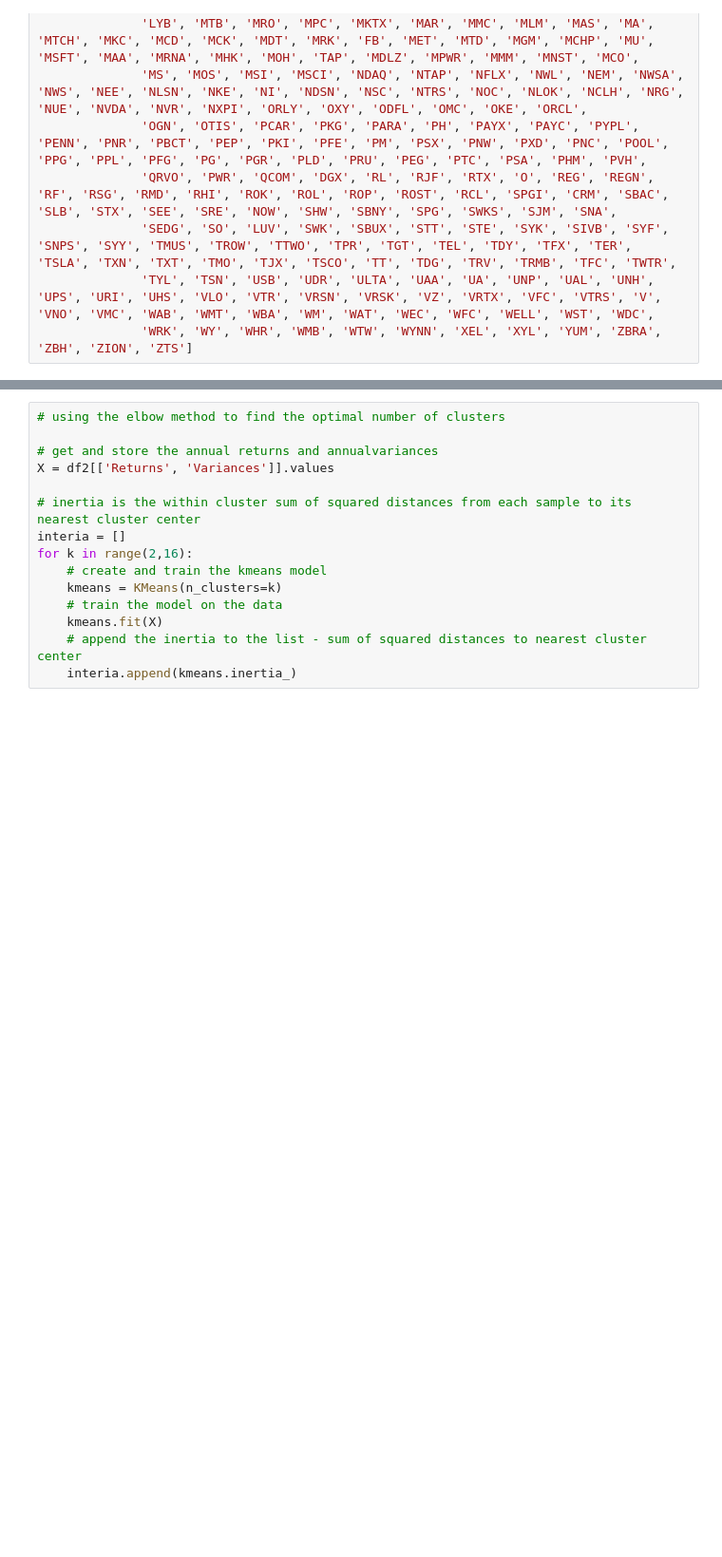
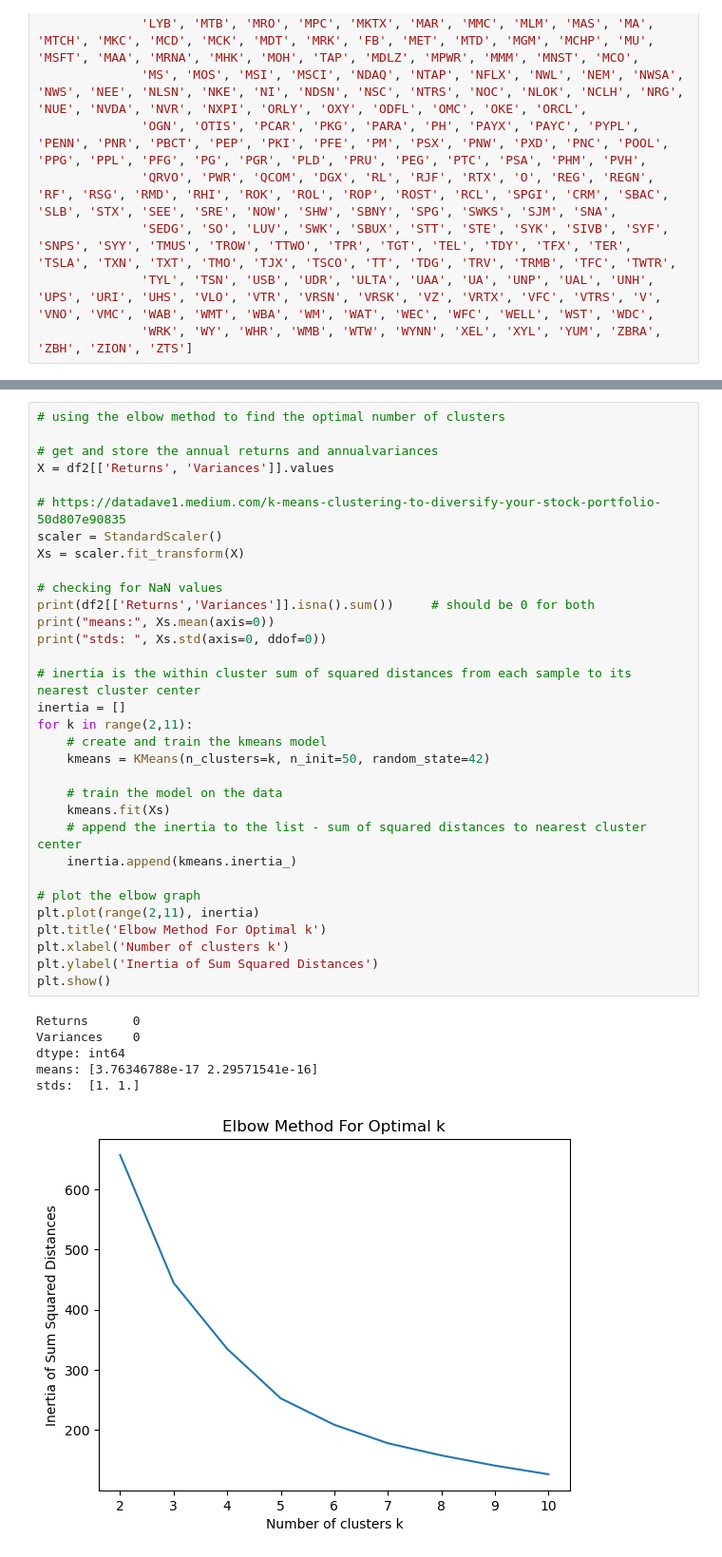
Before and after one commit to JenniferOji/StockWise, a Jupyter notebook: ml/diversification.ipynb, the cells around one changed output, grey strips where cells are left out. Shown: that part at 95% size. Saved outputs shown, nothing was run; the diff lists cells and outputs as text; blank space fills up the shorter version.

```diff
--- a/ml/diversification.ipynb
+++ b/ml/diversification.ipynb
@@ -84,15 +104,39 @@ df2
 # %%
 # using the elbow method to find the optimal number of clusters
 
 # get and store the annual returns and annualvariances
 X = df2[['Returns', 'Variances']].values
 
+# https://datadave1.medium.com/k-means-clustering-to-diversify-your-stock-portfolio-50d807e90835
+scaler = StandardScaler()
+Xs = scaler.fit_transform(X)
+
+# checking for NaN values
+print(df2[['Returns','Variances']].isna().sum())     # should be 0 for both
+print("means:", Xs.mean(axis=0))
+print("stds: ", Xs.std(axis=0, ddof=0))
+
 # inertia is the within cluster sum of squared distances from each sample to its nearest cluster center
-interia = []
-for k in range(2,16):
+inertia = []
+for k in range(2,11):
     # create and train the kmeans model
-    kmeans = KMeans(n_clusters=k)
+    kmeans = KMeans(n_clusters=k, n_init=50, random_state=42)
+
     # train the model on the data
-    kmeans.fit(X)
+    kmeans.fit(Xs)
     # append the inertia to the list - sum of squared distances to nearest cluster center
-    interia.append(kmeans.inertia_)
+    inertia.append(kmeans.inertia_)
+
+# plot the elbow graph
+plt.plot(range(2,11), inertia)
+plt.title('Elbow Method For Optimal k')
+plt.xlabel('Number of clusters k')
+plt.ylabel('Inertia of Sum Squared Distances')
+plt.show()
+# %% [output]
+Returns      0
+Variances    0
+dtype: int64
+means: [3.76346788e-17 2.29571541e-16]
+stds:  [1. 1.]
+[figure, added]
```
Also changed, not shown: parts of 4 cells of this notebook.
